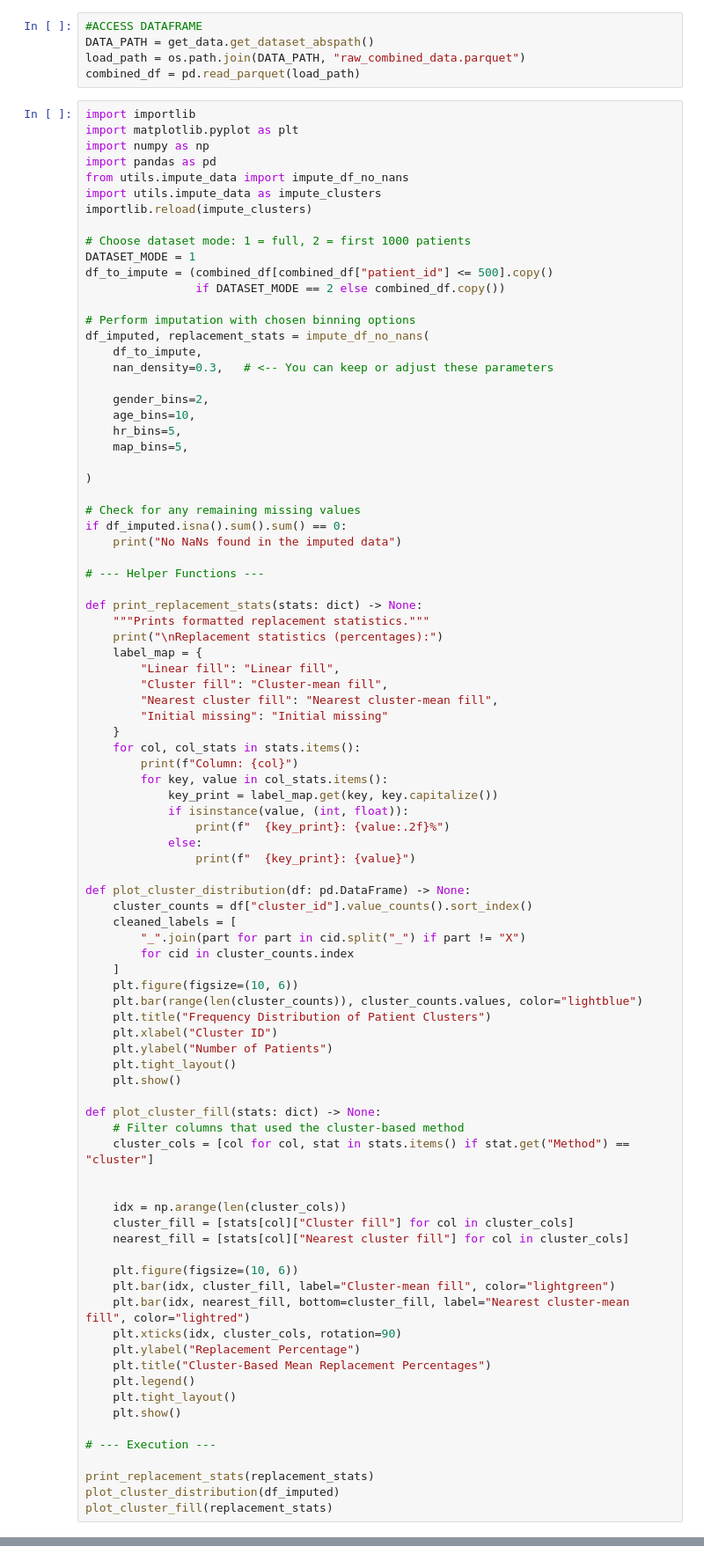
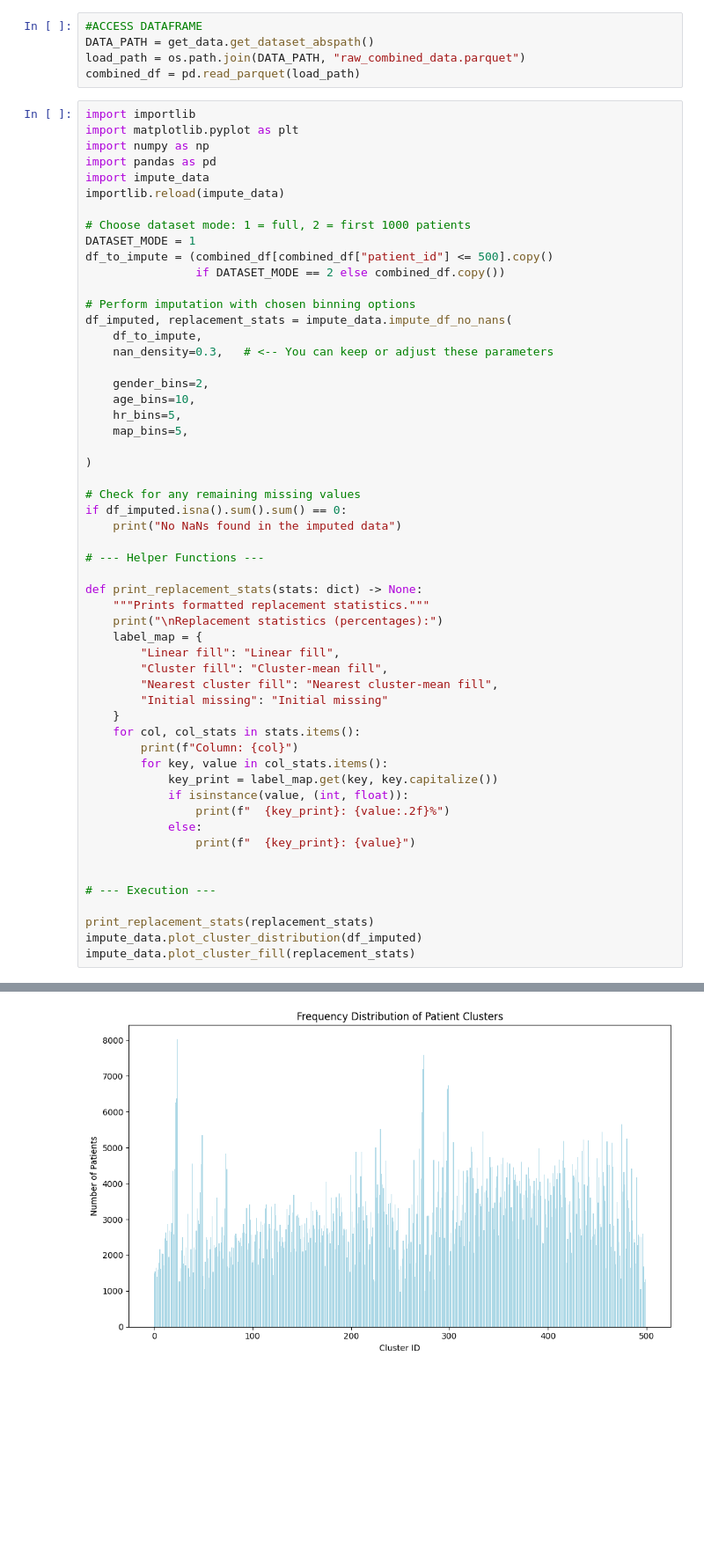
Before and after one commit to damianstone/dl-sepsis-prediction, a Jupyter notebook: data_exploration/toby_data_imputation.ipynb, the cells around one changed output, grey strips where cells are left out. Shown at 88% size. Saved outputs shown, nothing was run; the diff lists cells and outputs as text; blank space fills up the shorter version.

```diff
--- a/data_exploration/toby_data_imputation.ipynb
+++ b/data_exploration/toby_data_imputation.ipynb
@@ -48,9 +48,8 @@ import importlib
 import matplotlib.pyplot as plt
 import numpy as np
 import pandas as pd
-from utils.impute_data import impute_df_no_nans
-import utils.impute_data as impute_clusters
-importlib.reload(impute_clusters)
+import impute_data
+importlib.reload(impute_data)
 
 # Choose dataset mode: 1 = full, 2 = first 1000 patients
 DATASET_MODE = 1
@@ -58,7 +57,7 @@ df_to_impute = (combined_df[combined_df["patient_id"] <= 500].copy()
                 if DATASET_MODE == 2 else combined_df.copy())
 
 # Perform imputation with chosen binning options
-df_imputed, replacement_stats = impute_df_no_nans(
+df_imputed, replacement_stats = impute_data.impute_df_no_nans(
     df_to_impute,
     nan_density=0.3,   # <-- You can keep or adjust these parameters
 
@@ -93,42 +92,10 @@ def print_replacement_stats(stats: dict) -> None:
             else:
                 print(f"  {key_print}: {value}")
 
-def plot_cluster_distribution(df: pd.DataFrame) -> None:
-    cluster_counts = df["cluster_id"].value_counts().sort_index()
-    cleaned_labels = [
-        "_".join(part for part in cid.split("_") if part != "X")
-        for cid in cluster_counts.index
-    ]
-    plt.figure(figsize=(10, 6))
-    plt.bar(range(len(cluster_counts)), cluster_counts.values, color="lightblue")
-    plt.title("Frequency Distribution of Patient Clusters")
-    plt.xlabel("Cluster ID")
-    plt.ylabel("Number of Patients")
-    plt.tight_layout()
-    plt.show()
-
-def plot_cluster_fill(stats: dict) -> None:
-    # Filter columns that used the cluster-based method
-    cluster_cols = [col for col, stat in stats.items() if stat.get("Method") == "cluster"]
-
-
-    idx = np.arange(len(cluster_cols))
-    cluster_fill = [stats[col]["Cluster fill"] for col in cluster_cols]
-    nearest_fill = [stats[col]["Nearest cluster fill"] for col in cluster_cols]
-
-    plt.figure(figsize=(10, 6))
-    plt.bar(idx, cluster_fill, label="Cluster-mean fill", color="lightgreen")
-    plt.bar(idx, nearest_fill, bottom=cluster_fill, label="Nearest cluster-mean fill", color="lightred")
-    plt.xticks(idx, cluster_cols, rotation=90)
-    plt.ylabel("Replacement Percentage")
-    plt.title("Cluster-Based Mean Replacement Percentages")
-    plt.legend()
-    plt.tight_layout()
-    plt.show()
 
 # --- Execution ---
 
 print_replacement_stats(replacement_stats)
-plot_cluster_distribution(df_imputed)
-plot_cluster_fill(replacement_stats)
+impute_data.plot_cluster_distribution(df_imputed)
+impute_data.plot_cluster_fill(replacement_stats)
 # %% [output]
@@ -151,0 +119 @@ patient_id                      ...
+[figure, added]
```
Also changed, not shown: parts of 2 cells of this notebook.
